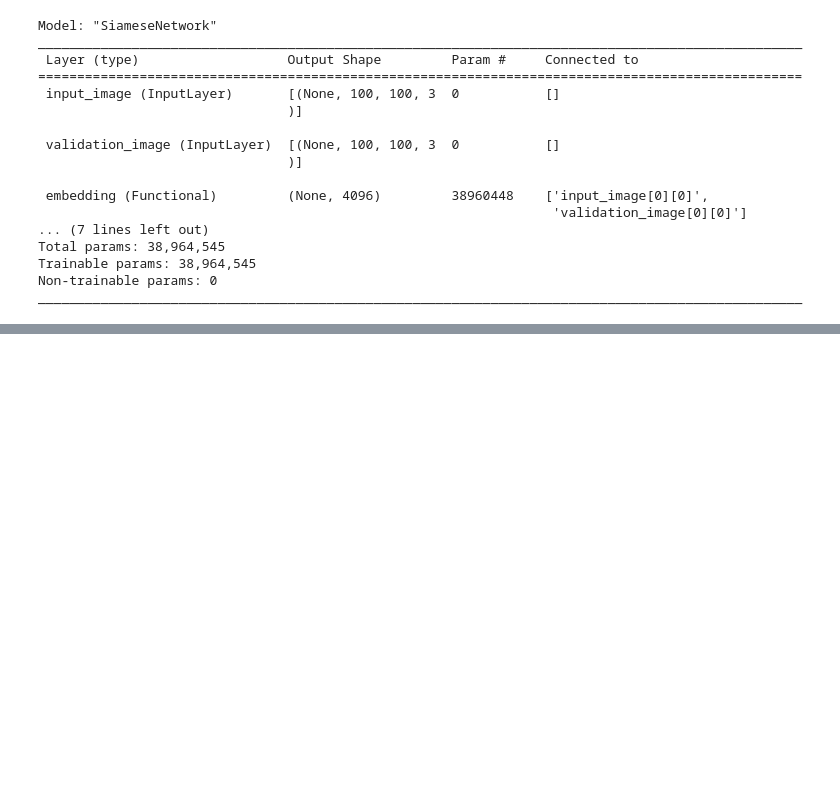
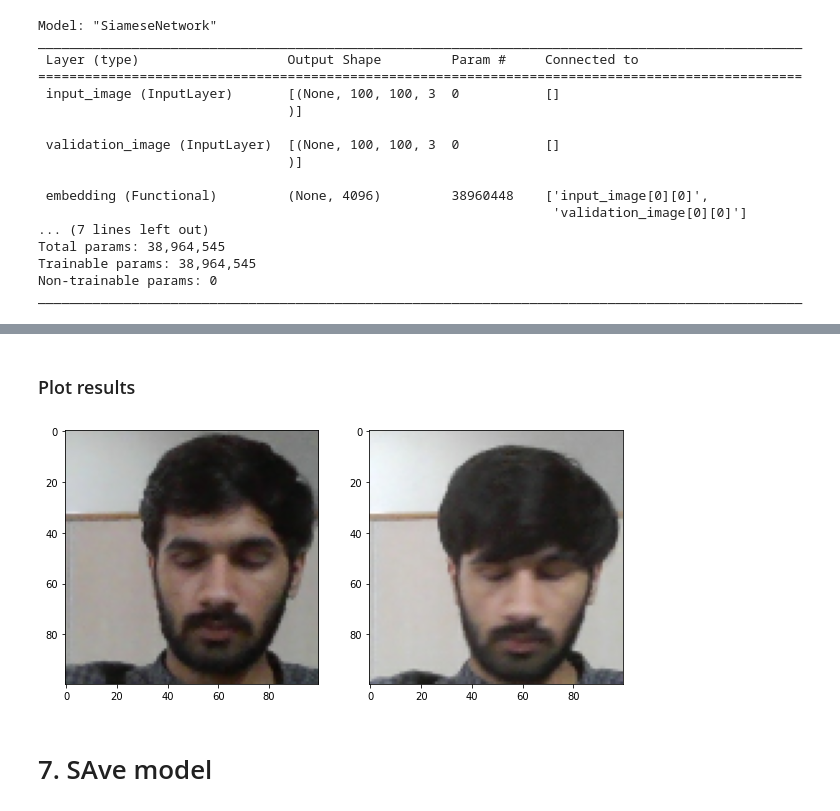
Before and after one commit to harshjainsk/Facial-Recognition, a Jupyter notebook: Face-Recognition-With-Siamese-Network.ipynb, the cells around one changed output, grey strips where cells are left out. Cells and saved outputs as stored; diff of their text form; code cells hidden in the pictures; blank space fills up the shorter version.

Commit message:
evaluated and saved the model

```diff
--- a/Face-Recognition-With-Siamese-Network.ipynb
+++ b/Face-Recognition-With-Siamese-Network.ipynb
@@ -421,0 +444,3 @@ Tensor("binary_crossentropy/weighted_loss/value:0", shape=(), dtype=float32)
+# %%
+y_hat = [1 if prediction > 0.5 else 0 for prediction in predictions]
+y_hat
@@ -421,0 +456,4 @@ Tensor("binary_crossentropy/weighted_loss/value:0", shape=(), dtype=float32)
+# %%
+m = Recall()
+m.update_state(y_true, y_hat)
+m.result().numpy()
@@ -421,0 +462,9 @@ Tensor("binary_crossentropy/weighted_loss/value:0", shape=(), dtype=float32)
+# %%
+# Creating a metric object
+m = Precision()
+
+# Calculating the recall value
+m.update_state(y_true, y_hat)
+
+# Return Recall Result
+m.result().numpy()
@@ -421,0 +473,10 @@ Tensor("binary_crossentropy/weighted_loss/value:0", shape=(), dtype=float32)
+# %%
+r = Recall()
+p = Precision()
+
+for test_input, test_val, y_true in test_data.as_numpy_iterator():
+    yhat = siamese_model.predict([test_input, test_val])
+    r.update_state(y_true, yhat)
+    p.update_state(y_true,yhat)
+
+print(r.result().numpy(), p.result().numpy())
@@ -421,0 +504,20 @@ Tensor("binary_crossentropy/weighted_loss/value:0", shape=(), dtype=float32)
+# %% [markdown]
+### Plot results
+# %%
+# Set plot size
+plt.figure(figsize=(10,8))
+
+# Set first subplot
+plt.subplot(1,2,1)
+plt.imshow(test_input[2])
+
+# Set second subplot
+plt.subplot(1,2,2)
+plt.imshow(test_val[2])
+
+# Renders cleanly
+plt.show()
+# %% [output]
+[figure, added]
+# %% [markdown]
+# 7. SAve model
```
Also changed, not shown: parts of 56 cells of this notebook.
